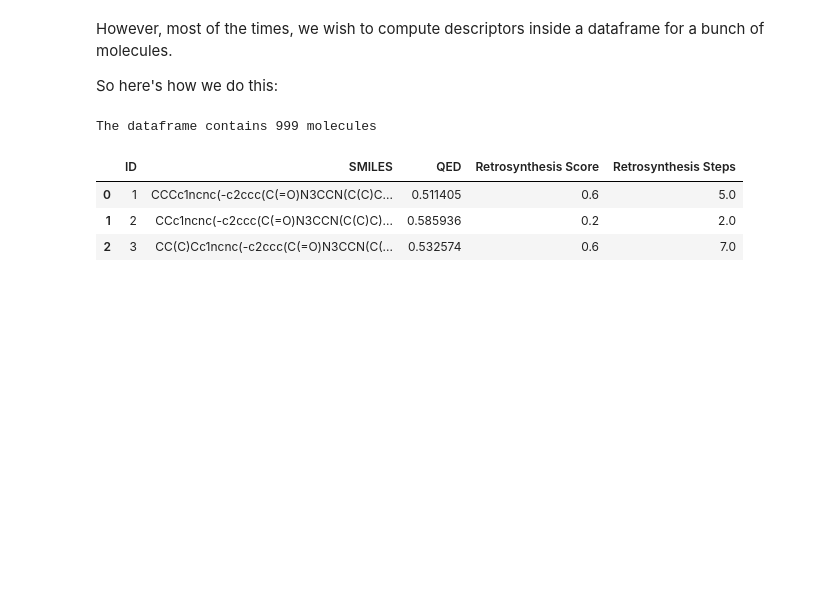
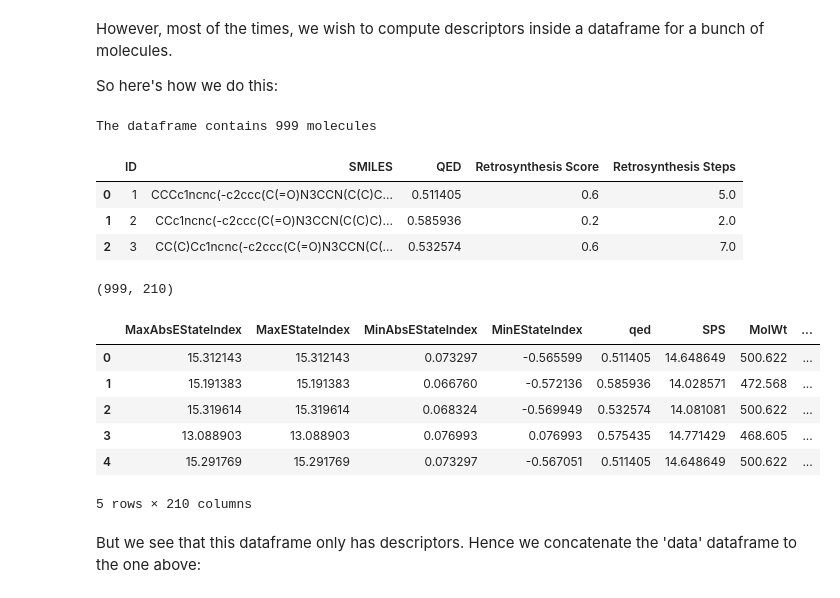
Before and after one commit to ganesh7shahane/useful_cheminformatics, a Jupyter notebook: 1_VisualiseAndComputeDescriptors.ipynb, the cells around one changed output. Drawn from its saved outputs; the diff is of its cells as text; code cells hidden in the pictures; blank space fills up the shorter version.

```diff
--- a/1_VisualiseAndComputeDescriptors.ipynb
+++ b/1_VisualiseAndComputeDescriptors.ipynb
@@ -82,3 +82,30 @@ The dataframe contains 999 molecules
 | 0 | 1 | CCCc1ncnc(-c2ccc(C(=O)N3CCN(C(C)C... | 0.511405 | 0.6 | 5.0 |
 | 1 | 2 | CCc1ncnc(-c2ccc(C(=O)N3CCN(C(C)C)... | 0.585936 | 0.2 | 2.0 |
 | 2 | 3 | CC(C)Cc1ncnc(-c2ccc(C(=O)N3CCN(C(... | 0.532574 | 0.6 | 7.0 |
+# %%
+#Now we compute a mol object:
+
+data['mol'] = data.SMILES.apply(Chem.MolFromSmiles)
+# %%
+#Compute descriptors for all molecules:
+allDescrs = [Descriptors.CalcMolDescriptors(m) for m in data['mol']]
+# %%
+#Convert the above dictionary to dataframe:
+df = pd.DataFrame(allDescrs)
+
+#check size  of the dataframe:
+print(df.shape)
+
+#check how the dataframe looks like:
+df.head()
+# %% [output]
+(999, 210)
+|  | MaxAbsEStateIndex | MaxEStateIndex | MinAbsEStateIndex | MinEStateIndex | qed | SPS | MolWt | ... |
+| 0 | 15.312143 | 15.312143 | 0.073297 | -0.565599 | 0.511405 | 14.648649 | 500.622 | ... |
+| 1 | 15.191383 | 15.191383 | 0.066760 | -0.572136 | 0.585936 | 14.028571 | 472.568 | ... |
+| 2 | 15.319614 | 15.319614 | 0.068324 | -0.569949 | 0.532574 | 14.081081 | 500.622 | ... |
+| 3 | 13.088903 | 13.088903 | 0.076993 | 0.076993 | 0.575435 | 14.771429 | 468.605 | ... |
+| 4 | 15.291769 | 15.291769 | 0.073297 | -0.567051 | 0.511405 | 14.648649 | 500.622 | ... |
+5 rows × 210 columns
+# %% [markdown]
+But we see that this dataframe only has descriptors. Hence we concatenate the 'data' dataframe to the one above:
```
Also changed, not shown: parts of 2 cells of this notebook.
